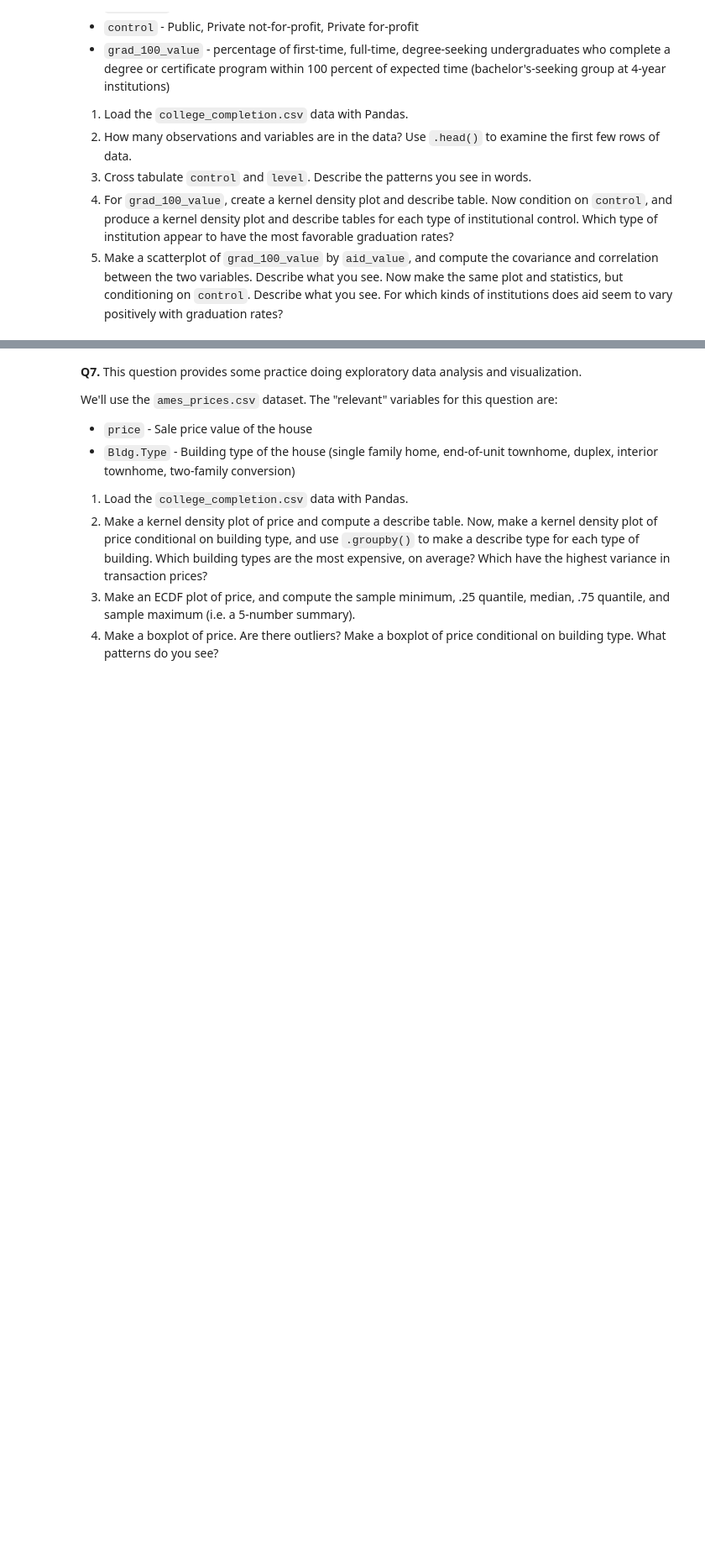
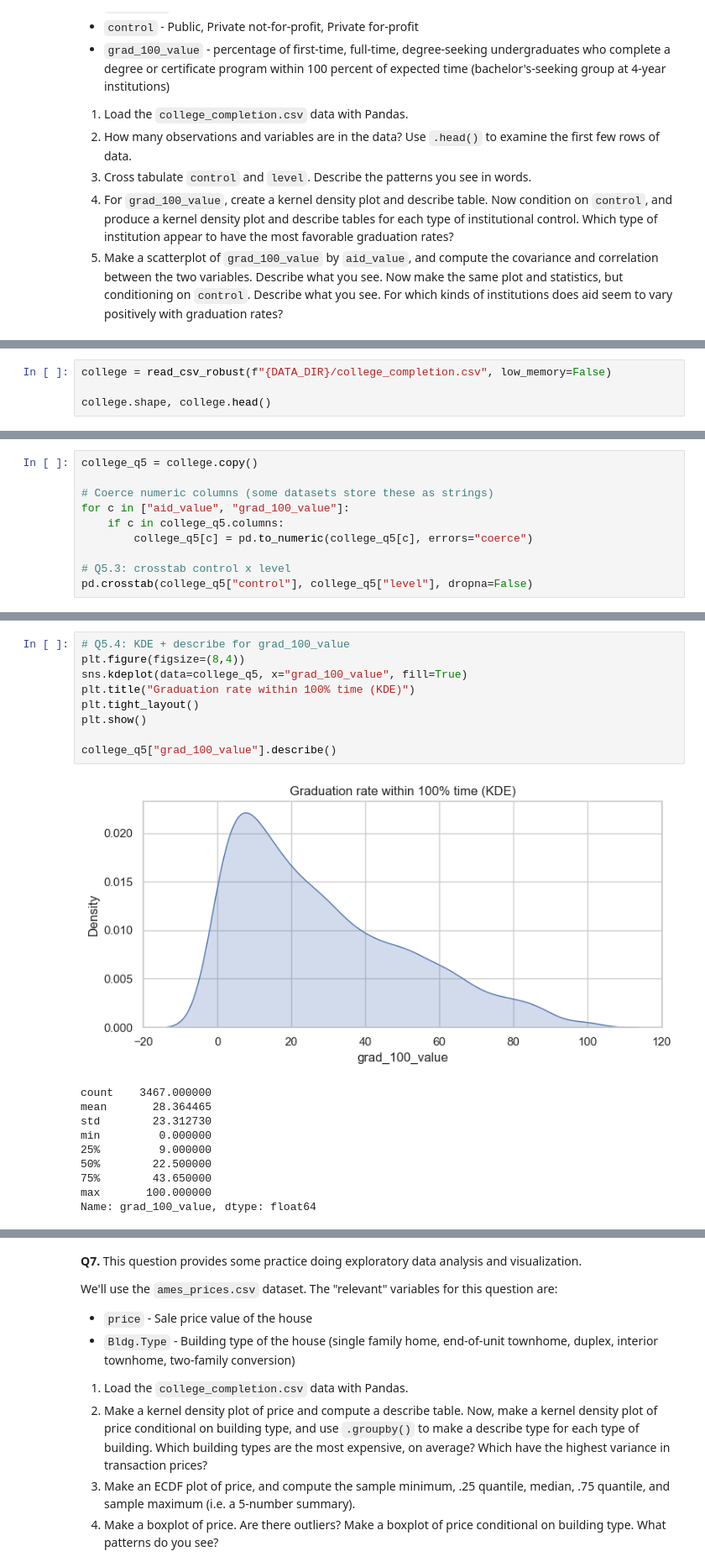
Before and after one commit to iAbel1478/undergrad_ml_assignments, a Jupyter notebook: 01_assignment_wrangling_and_eda.ipynb, the cells around one changed output, grey strips where cells are left out. Shown at 84% size. Saved outputs shown, nothing was run; the diff lists cells and outputs as text; blank space fills up the shorter version.

```diff
--- a/01_assignment_wrangling_and_eda.ipynb
+++ b/01_assignment_wrangling_and_eda.ipynb
@@ -55,0 +562,4 @@ We'll use the `college_completion.csv` dataset from the US Department of Educati
+# %%
+college = read_csv_robust(f"{DATA_DIR}/college_completion.csv", low_memory=False)
+
+college.shape, college.head()
@@ -55,0 +591,10 @@ We'll use the `college_completion.csv` dataset from the US Department of Educati
+# %%
+college_q5 = college.copy()
+
+# Coerce numeric columns (some datasets store these as strings)
+for c in ["aid_value", "grad_100_value"]:
+    if c in college_q5.columns:
+        college_q5[c] = pd.to_numeric(college_q5[c], errors="coerce")
+
+# Q5.3: crosstab control x level
+pd.crosstab(college_q5["control"], college_q5["level"], dropna=False)
@@ -55,0 +612,20 @@ We'll use the `college_completion.csv` dataset from the US Department of Educati
+# %%
+# Q5.4: KDE + describe for grad_100_value
+plt.figure(figsize=(8,4))
+sns.kdeplot(data=college_q5, x="grad_100_value", fill=True)
+plt.title("Graduation rate within 100% time (KDE)")
+plt.tight_layout()
+plt.show()
+
+college_q5["grad_100_value"].describe()
+# %% [output]
+[figure, added]
+count    3467.000000
+mean       28.364465
+std        23.312730
+min         0.000000
+25%         9.000000
+50%        22.500000
+75%        43.650000
+max       100.000000
+Name: grad_100_value, dtype: float64
```
Also changed, not shown: parts of 52 cells of this notebook.
